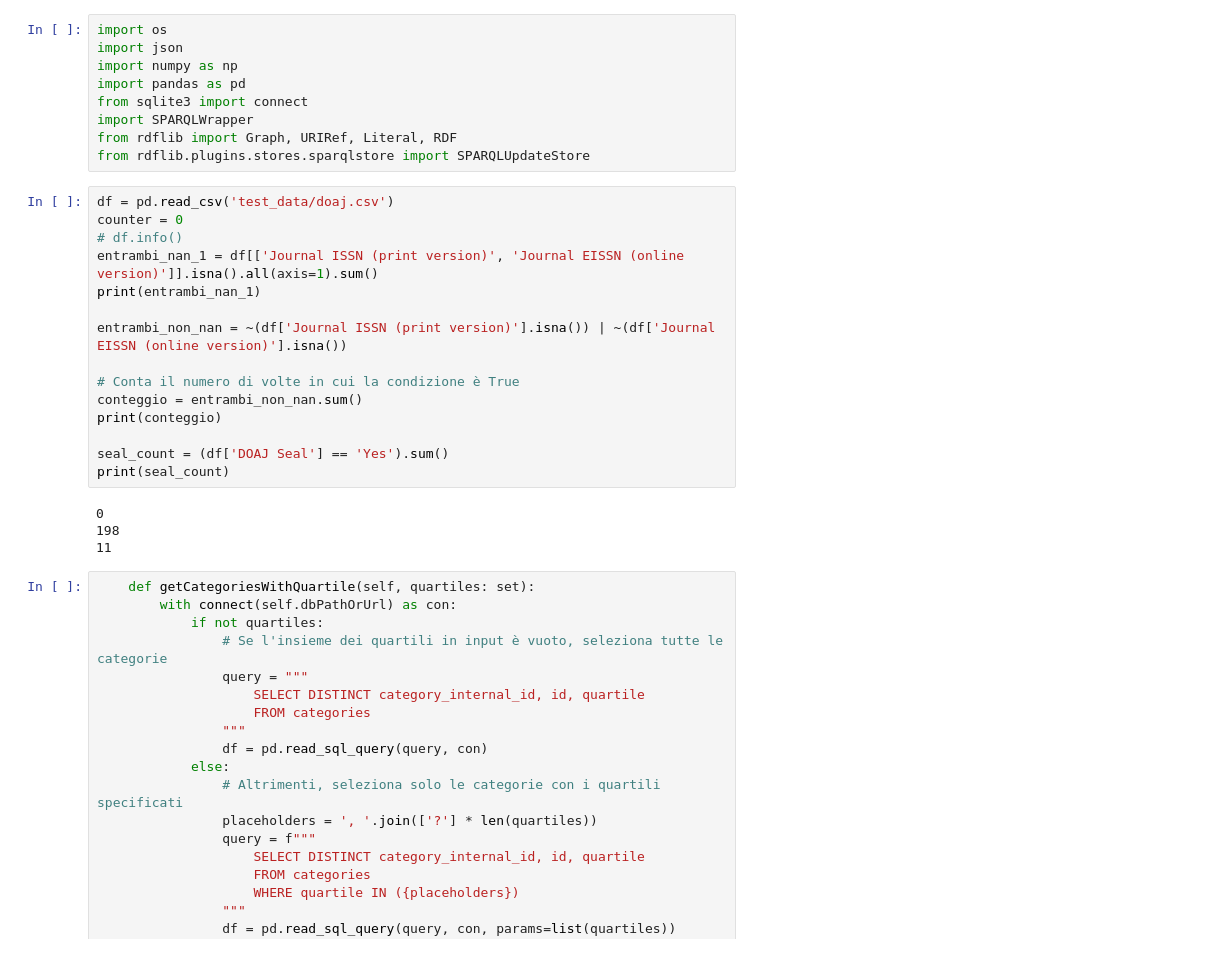
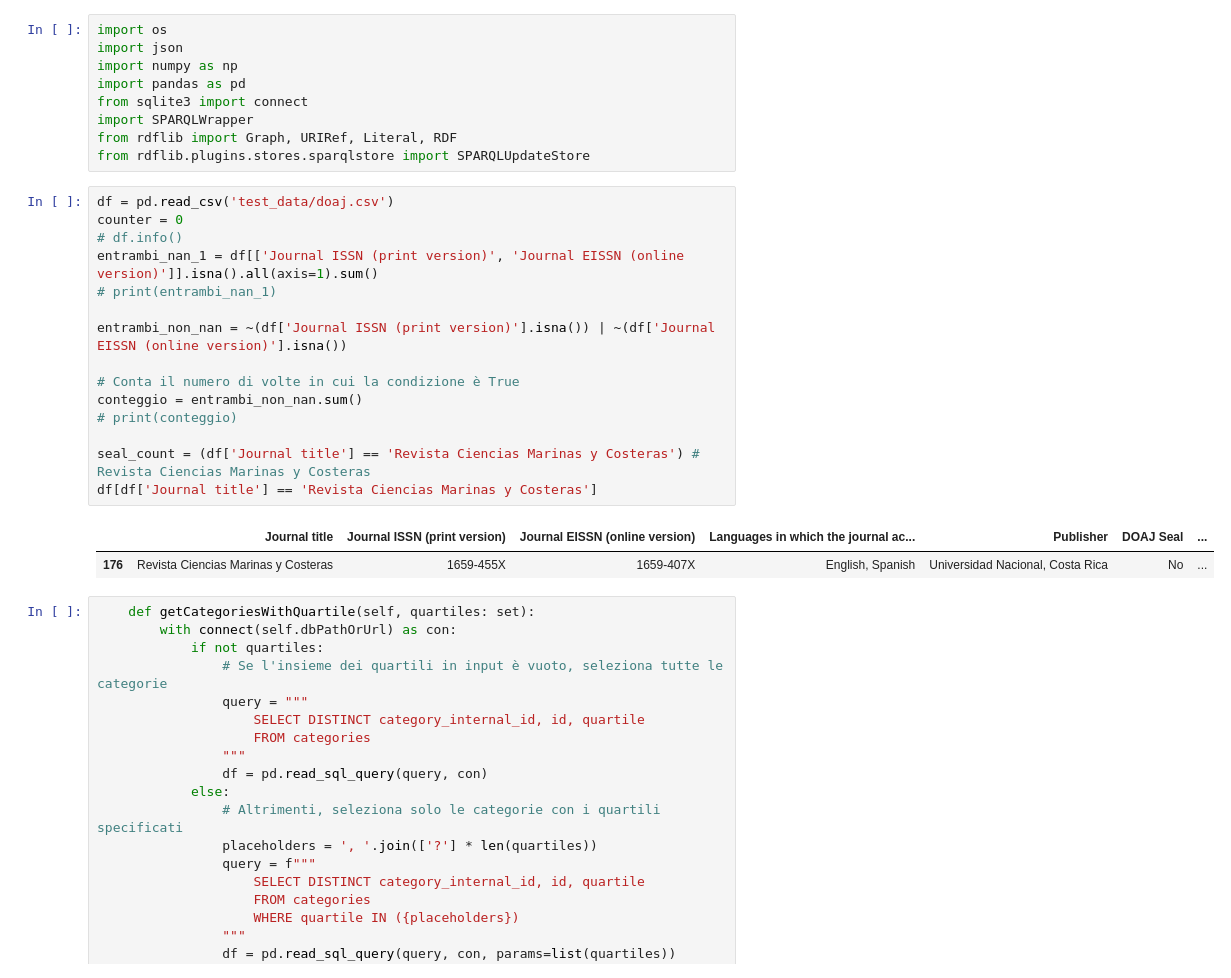
Before and after one commit to edotarp/Perfect-Stranger-DHDK-2025, a Jupyter notebook: our_project/test_impl.ipynb, the cells around one changed output. Cells and saved outputs as stored; diff of their text form.

```diff
--- a/our_project/test_impl.ipynb
+++ b/our_project/test_impl.ipynb
@@ -95,22 +120,21 @@ from rdflib.plugins.stores.sparqlstore import SPARQLUpdateStore
 # %%
 df = pd.read_csv('test_data/doaj.csv')
 counter = 0
 # df.info()
 entrambi_nan_1 = df[['Journal ISSN (print version)', 'Journal EISSN (online version)']].isna().all(axis=1).sum()
-print(entrambi_nan_1)
+# print(entrambi_nan_1)
 
 entrambi_non_nan = ~(df['Journal ISSN (print version)'].isna()) | ~(df['Journal EISSN (online version)'].isna())
 
 # Conta il numero di volte in cui la condizione è True
 conteggio = entrambi_non_nan.sum()
-print(conteggio)
+# print(conteggio)
 
-seal_count = (df['DOAJ Seal'] == 'Yes').sum()
-print(seal_count)
+seal_count = (df['Journal title'] == 'Revista Ciencias Marinas y Costeras') # Revista Ciencias Marinas y Costeras
+df[df['Journal title'] == 'Revista Ciencias Marinas y Costeras']
 # %% [output]
-0
-198
-11
+|  | Journal title | Journal ISSN (print version) | Journal EISSN (online version) | Languages in which the journal ac... | Publisher | DOAJ Seal | ... |
+| 176 | Revista Ciencias Marinas y Costeras | 1659-455X | 1659-407X | English, Spanish | Universidad Nacional, Costa Rica | No | ... |
 # %%
     def getCategoriesWithQuartile(self, quartiles: set):
         with connect(self.dbPathOrUrl) as con:
```
Also changed, not shown: parts of 9 cells of this notebook, 1 other file.
